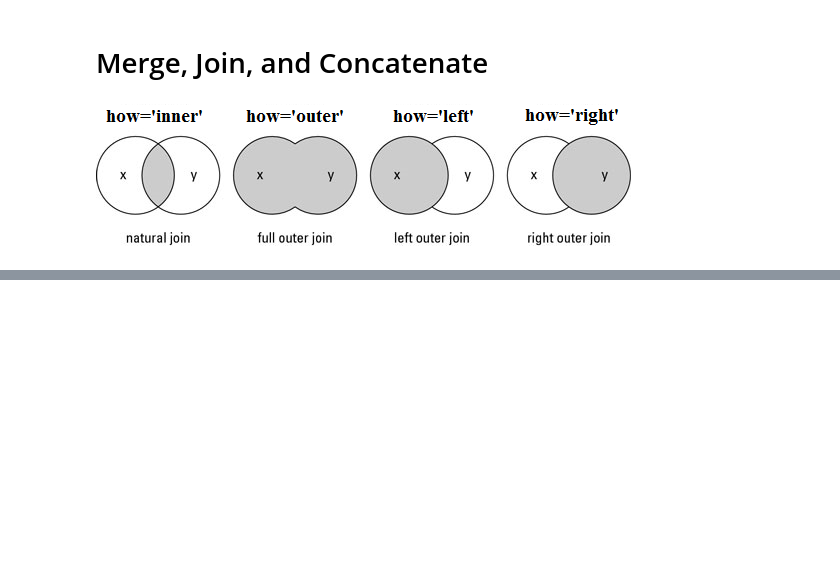
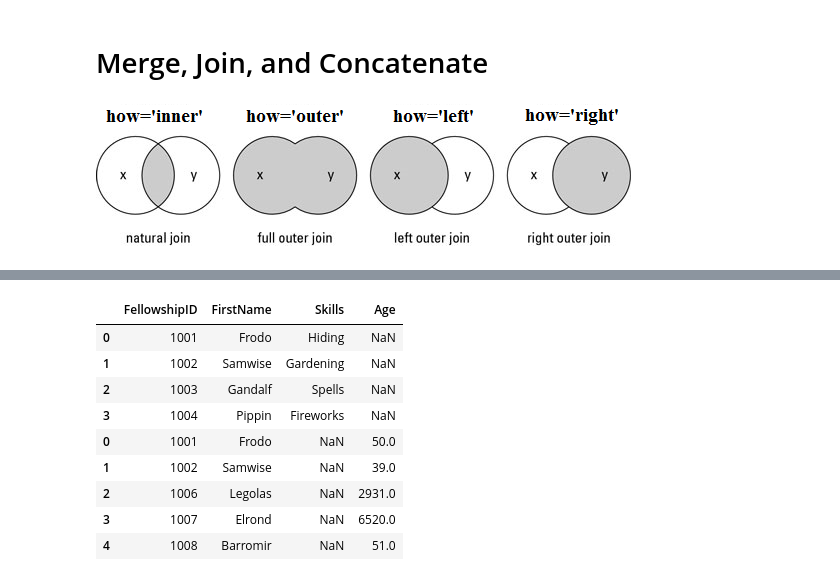
Before and after one commit to anuragchaudharytharu/Pandas-Learning, a Jupyter notebook: 05_Merge_Join_and_Concatenate.ipynb, the cells around one changed output, grey strips where cells are left out. Drawn from its saved outputs; the diff is of its cells as text; code cells hidden in the pictures; blank space fills up the shorter version.

```diff
--- a/05_Merge_Join_and_Concatenate.ipynb
+++ b/05_Merge_Join_and_Concatenate.ipynb
@@ -6,0 +167,3 @@ import pandas as pd
+# %%
+df3 = df1.set_index("FellowshipID").join(df2.set_index("FellowshipID"), lsuffix= "_Left", rsuffix="_Right")
+df3
@@ -6,0 +177,3 @@ import pandas as pd
+# %%
+df3 = df1.set_index("FellowshipID").join(df2.set_index("FellowshipID"), lsuffix= "_Left", rsuffix="_Right", how="outer")
+df3
@@ -6,0 +200,13 @@ import pandas as pd
+# %%
+pd.concat([df1, df2])
+# %% [output]
+|  | FellowshipID | FirstName | Skills | Age |
+| 0 | 1001 | Frodo | Hiding | NaN |
+| 1 | 1002 | Samwise | Gardening | NaN |
+| 2 | 1003 | Gandalf | Spells | NaN |
+| 3 | 1004 | Pippin | Fireworks | NaN |
+| 0 | 1001 | Frodo | NaN | 50.0 |
+| 1 | 1002 | Samwise | NaN | 39.0 |
+| 2 | 1006 | Legolas | NaN | 2931.0 |
+| 3 | 1007 | Elrond | NaN | 6520.0 |
+| 4 | 1008 | Barromir | NaN | 51.0 |
```
Also changed, not shown: parts of 19 cells of this notebook, 12 other files.
